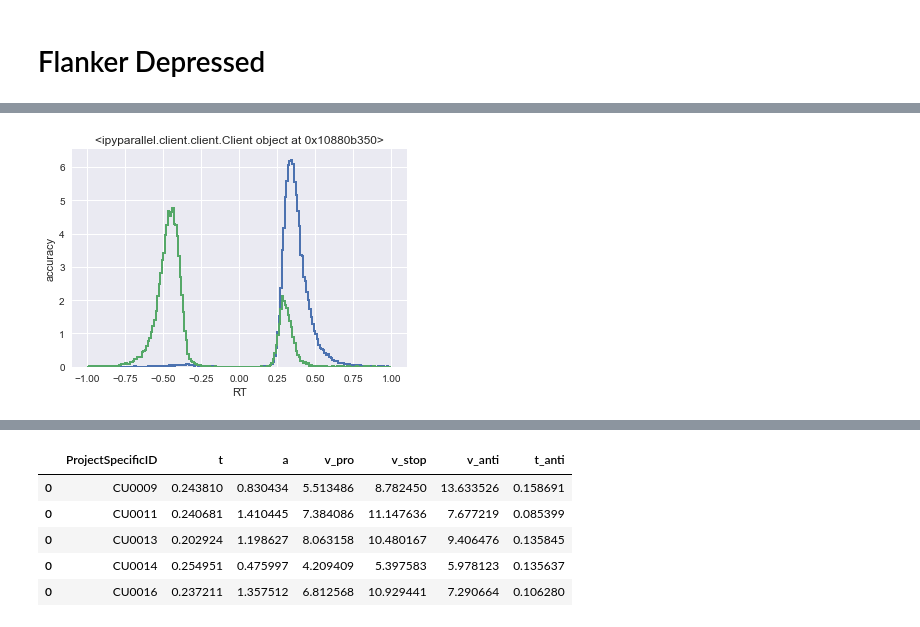
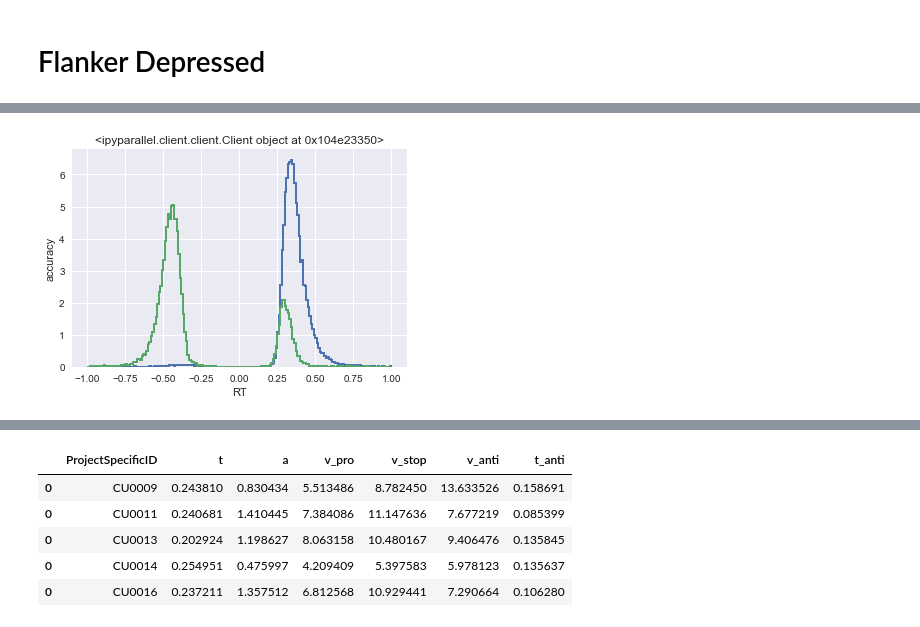
Before and after one commit to vlawlor/EMBARC-Flanker, a Jupyter notebook: run_depressed_2017_Parallel.ipynb, the cells around one changed output, grey strips where cells are left out. Drawn from its saved outputs; the diff is of its cells as text; code cells hidden in the pictures.

Commit message:
Looking at just the people since 2015

```diff
--- a/run_depressed_2017_Parallel.ipynb
+++ b/run_depressed_2017_Parallel.ipynb
@@ -91,0 +49,6 @@ subs_to_use = use.ProjectSpecificID.unique()
+# %%
+# remove the MDDs included in the 2015 paper
+
+dillon_wiecki_sample = pd.read_csv('/Users/mlm2/Work/Expts/EMBARC/depressed_flanker_tw.csv')
+data_2017 = data.loc[~data.ProjectSpecificID.isin(dillon_wiecki_sample.subj_idx.unique())]
+data_2017 = data_2017.append(data[data.group == 'CTL'])
@@ -92,18 +63,20 @@ subs_to_use = use.ProjectSpecificID.unique()
 # %%
-# load in the data and put it in the correct format for ddm
-data = pd.read_csv('/Users/mlm2/Work/Expts/EMBARC/Data/Flanker/Processed/EMBARC_Flk_DDM_Clin_s1_Mar-16-1002AM-2017.csv')
-data['rt'] /= 1000.
-data['response'] = data.accuracy
-data['subj_idx'] = data.ProjectSpecificID
-data['conf'] = False
-data['cond'] = 'incong'
-data.loc[data.stimulus == 'CON', 'cond'] = 'cong'
-data.loc[data.cond == 'incong', 'conf'] = True
+# put data in the correct format for DDM
+data_2017['rt'] /= 1000.
+data_2017['response'] = data_2017.accuracy
+data_2017['subj_idx'] = data_2017.ProjectSpecificID
+data_2017['conf'] = False
+data_2017['cond'] = 'incong'
+data_2017.loc[data_2017.stimulus == 'CON', 'cond'] = 'cong'
+data_2017.loc[data_2017.cond == 'incong', 'conf'] = True
 
 #data = data[data.outlier == 0] # accumodel has it built in to take out the outliers
 
-data = hddm.utils.flip_errors(data)
-data.ix[data.conf, 'rt'] *= -1
-
-#data = data.loc[data.ProjectSpecificID == 'CU0009'] # remove the people who should be excluded based on qc fails
-data = data.loc[data.ProjectSpecificID.isin(subs_to_use)] # remove the people who should be excluded based on qc fails
+data_2017 = hddm.utils.flip_errors(data_2017)
+data_2017.ix[data_2017.conf, 'rt'] *= -1
+# %%
+# remove the people who should be excluded based on qc fails
+data_2017 = data_2017.loc[data_2017.ProjectSpecificID.isin(subs_to_use)]
+
+# now how many are we left with?
+data_2017.groupby('group').ProjectSpecificID.nunique()
@@ -110,8 +97,8 @@ data = data.loc[data.ProjectSpecificID.isin(subs_to_use)] # remove the people wh
 # %%
 import seaborn as sns
 % matplotlib inline
 ax = sns.plt.subplot(1, 1, 1, xlabel='RT', ylabel='accuracy', title=c)
-data.ix[data.cond == 'cong', 'rt'].hist(bins=200, histtype='step', range=(-1, 1), normed=True, lw=2, ax=ax);
-(data.ix[data.cond == 'incong', 'rt']).hist(bins=200, histtype='step', range=(-1, 1), normed=True, lw=2, ax=ax);
+data_2017.ix[data_2017.cond == 'cong', 'rt'].hist(bins=200, histtype='step', range=(-1, 1), normed=True, lw=2, ax=ax);
+(data_2017.ix[data_2017.cond == 'incong', 'rt']).hist(bins=200, histtype='step', range=(-1, 1), normed=True, lw=2, ax=ax);
 # %% [output]
-[figure, old version]
+[figure, new version]
```
Also changed, not shown: parts of 28 cells of this notebook.
